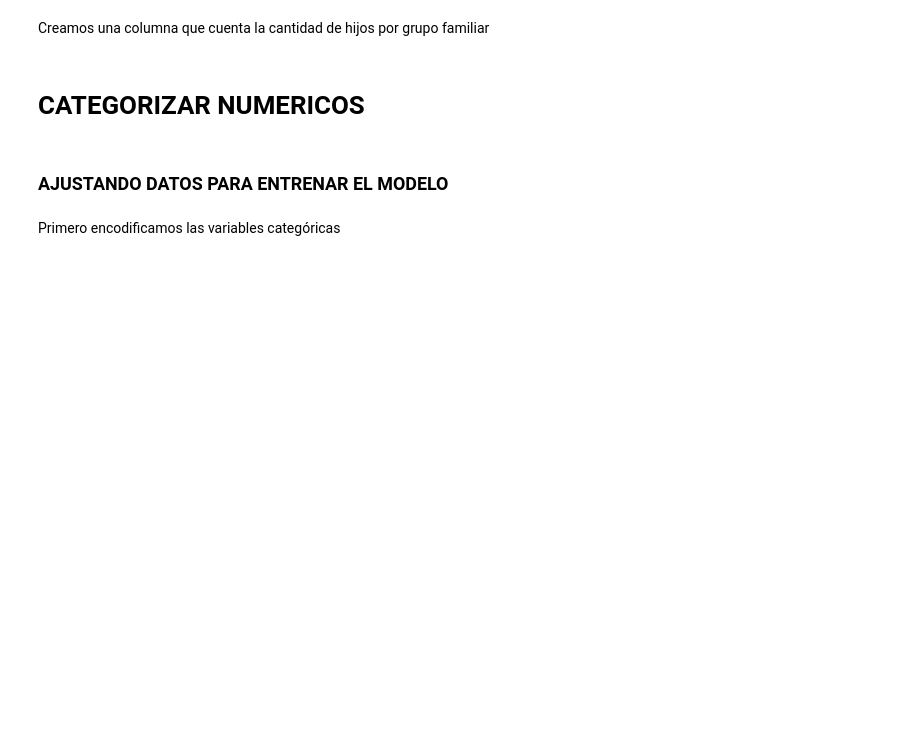
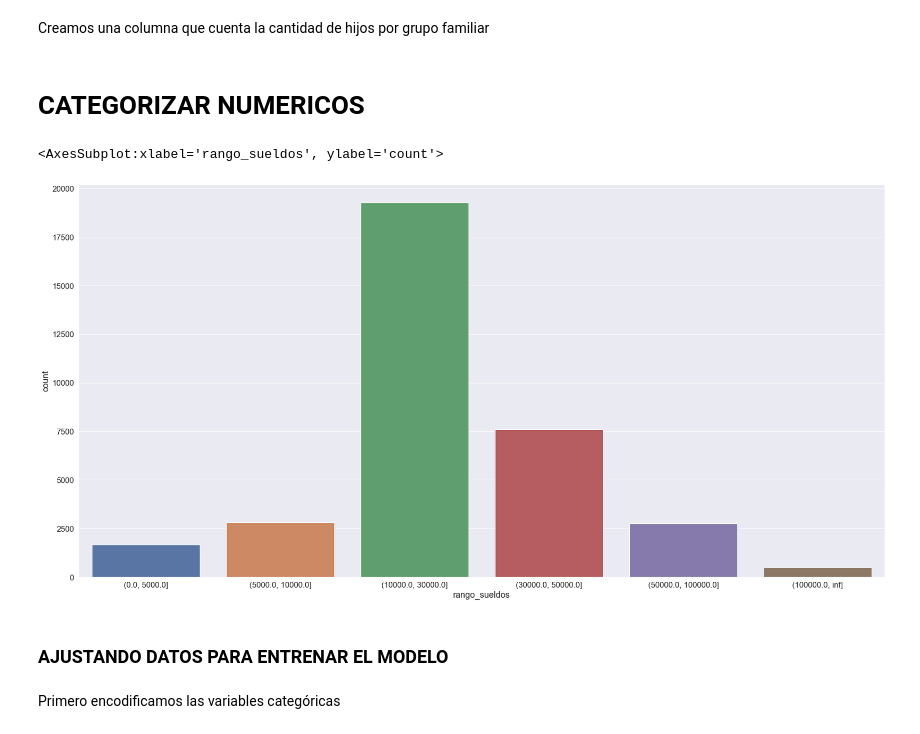
Before and after one commit to anicolon/coder_proyecto, a Jupyter notebook: ECH_2019/ECH_MODELOS.ipynb, the cells around one changed output. Saved outputs shown, nothing was run; the diff lists cells and outputs as text; code cells hidden in the pictures; blank space fills up the shorter version.

```diff
--- a/ECH_2019/ECH_MODELOS.ipynb
+++ b/ECH_2019/ECH_MODELOS.ipynb
@@ -101,8 +91,23 @@ df['hijos'] = (
 # %% [markdown]
 # CATEGORIZAR NUMERICOS
 # %%
-df['rango_sueldos'] = pd.cut(df['sueldo'], bins=[0, 10, 50, float('Inf'
-                             )], labels=['xxx', 'yyy', 'zzz'])
+df['rango_sueldos'] = pd.cut(df['sueldo'], bins=[
+    0,
+    5000,
+    10000,
+    30000,
+    50000,
+    100000,
+    float('Inf'),
+    ])
+
+
+# labels=['0-5000', 'yyy', 'zzz']
+# %%
+sns.countplot(x=df['rango_sueldos'])
+# %% [output]
+<AxesSubplot:xlabel='rango_sueldos', ylabel='count'>
+[figure, added]
 # %% [markdown]
 ### AJUSTANDO DATOS PARA ENTRENAR EL MODELO
 # %% [markdown]
```
Also changed, not shown: parts of 5 cells of this notebook.
